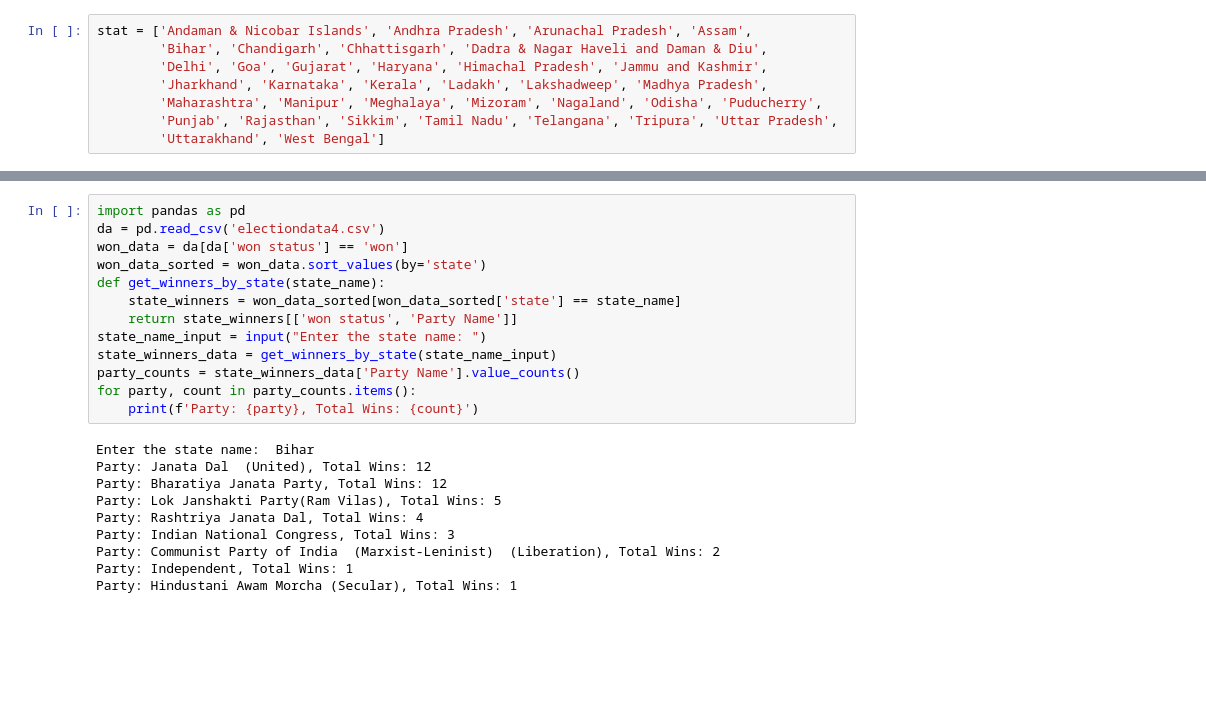
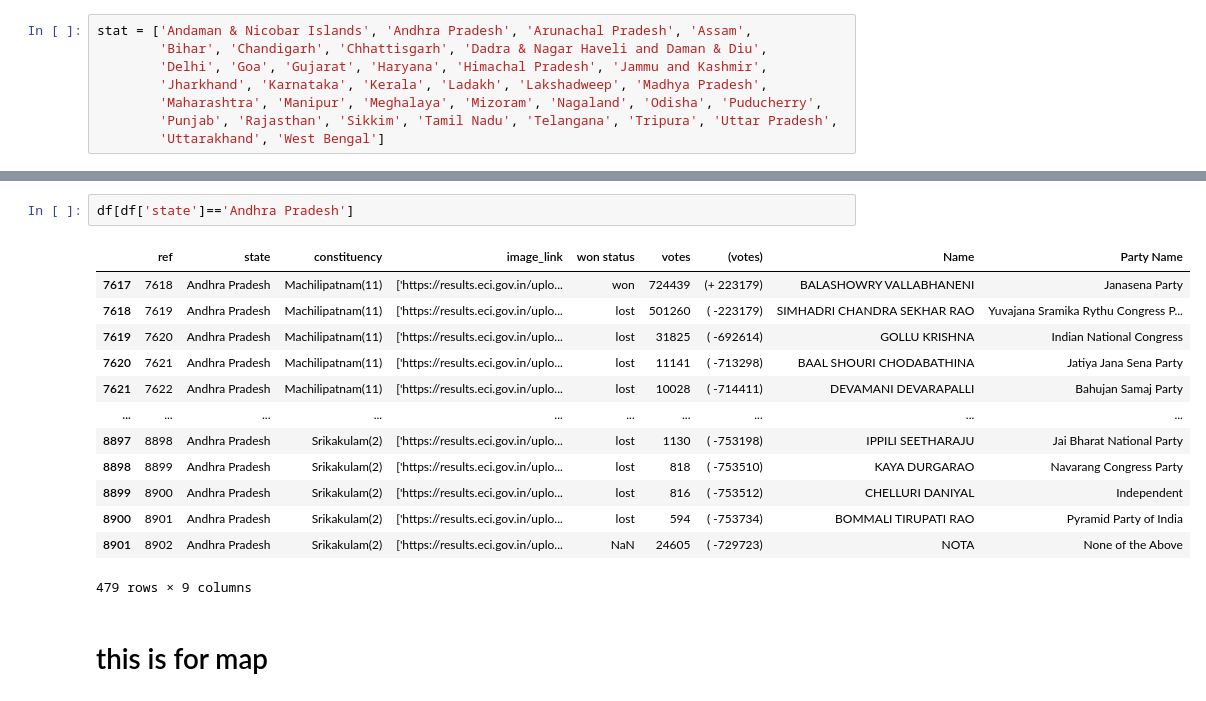
Before and after one commit to RAJPUTRoCkStAr/Election-results-dashboard, a Jupyter notebook: statewise.ipynb, the cells around one changed output, grey strips where cells are left out. Saved outputs shown, nothing was run; the diff lists cells and outputs as text; blank space fills up the shorter version.

```diff
--- a/statewise.ipynb
+++ b/statewise.ipynb
@@ -176,23 +48,18 @@ Enter the state name:  Bihar
-# %%
-import pandas as pd
-da = pd.read_csv('electiondata4.csv')
-won_data = da[da['won status'] == 'won']
-won_data_sorted = won_data.sort_values(by='state')
-def get_winners_by_state(state_name):
-    state_winners = won_data_sorted[won_data_sorted['state'] == state_name]
-    return state_winners[['won status', 'Party Name']]
-state_name_input = input("Enter the state name: ")
-state_winners_data = get_winners_by_state(state_name_input)
-party_counts = state_winners_data['Party Name'].value_counts()
-for party, count in party_counts.items():
-    print(f'Party: {party}, Total Wins: {count}')
-# %% [output]
-Enter the state name:  Bihar
-Party: Janata Dal  (United), Total Wins: 12
-Party: Bharatiya Janata Party, Total Wins: 12
-Party: Lok Janshakti Party(Ram Vilas), Total Wins: 5
-Party: Rashtriya Janata Dal, Total Wins: 4
-Party: Indian National Congress, Total Wins: 3
-Party: Communist Party of India  (Marxist-Leninist)  (Liberation), Total Wins: 2
-Party: Independent, Total Wins: 1
-Party: Hindustani Awam Morcha (Secular), Total Wins: 1
+# %%
+df[df['state']=='Andhra Pradesh']
+# %% [output]
+|  | ref | state | constituency | image_link | won status | votes | (votes) | Name | Party Name |
+| 7617 | 7618 | Andhra Pradesh | Machilipatnam(11) | ['https://results.eci.gov.in/uplo... | won | 724439 | (+ 223179) | BALASHOWRY VALLABHANENI | Janasena Party |
+| 7618 | 7619 | Andhra Pradesh | Machilipatnam(11) | ['https://results.eci.gov.in/uplo... | lost | 501260 | ( -223179) | SIMHADRI CHANDRA SEKHAR RAO | Yuvajana Sramika Rythu Congress P... |
+| 7619 | 7620 | Andhra Pradesh | Machilipatnam(11) | ['https://results.eci.gov.in/uplo... | lost | 31825 | ( -692614) | GOLLU KRISHNA | Indian National Congress |
+| 7620 | 7621 | Andhra Pradesh | Machilipatnam(11) | ['https://results.eci.gov.in/uplo... | lost | 11141 | ( -713298) | BAAL SHOURI CHODABATHINA | Jatiya Jana Sena Party |
+| 7621 | 7622 | Andhra Pradesh | Machilipatnam(11) | ['https://results.eci.gov.in/uplo... | lost | 10028 | ( -714411) | DEVAMANI DEVARAPALLI | Bahujan Samaj Party |
+| ... | ... | ... | ... | ... | ... | ... | ... | ... | ... |
+| 8897 | 8898 | Andhra Pradesh | Srikakulam(2) | ['https://results.eci.gov.in/uplo... | lost | 1130 | ( -753198) | IPPILI SEETHARAJU | Jai Bharat National Party |
+| 8898 | 8899 | Andhra Pradesh | Srikakulam(2) | ['https://results.eci.gov.in/uplo... | lost | 818 | ( -753510) | KAYA DURGARAO | Navarang Congress Party |
+| 8899 | 8900 | Andhra Pradesh | Srikakulam(2) | ['https://results.eci.gov.in/uplo... | lost | 816 | ( -753512) | CHELLURI DANIYAL | Independent |
+| 8900 | 8901 | Andhra Pradesh | Srikakulam(2) | ['https://results.eci.gov.in/uplo... | lost | 594 | ( -753734) | BOMMALI TIRUPATI RAO | Pyramid Party of India |
+| 8901 | 8902 | Andhra Pradesh | Srikakulam(2) | ['https://results.eci.gov.in/uplo... | NaN | 24605 | ( -729723) | NOTA | None of the Above |
+479 rows × 9 columns
+# %% [markdown]
+<h1>this is for map</h1>
```
Also changed, not shown: parts of 17 cells of this notebook, 7 other files.
